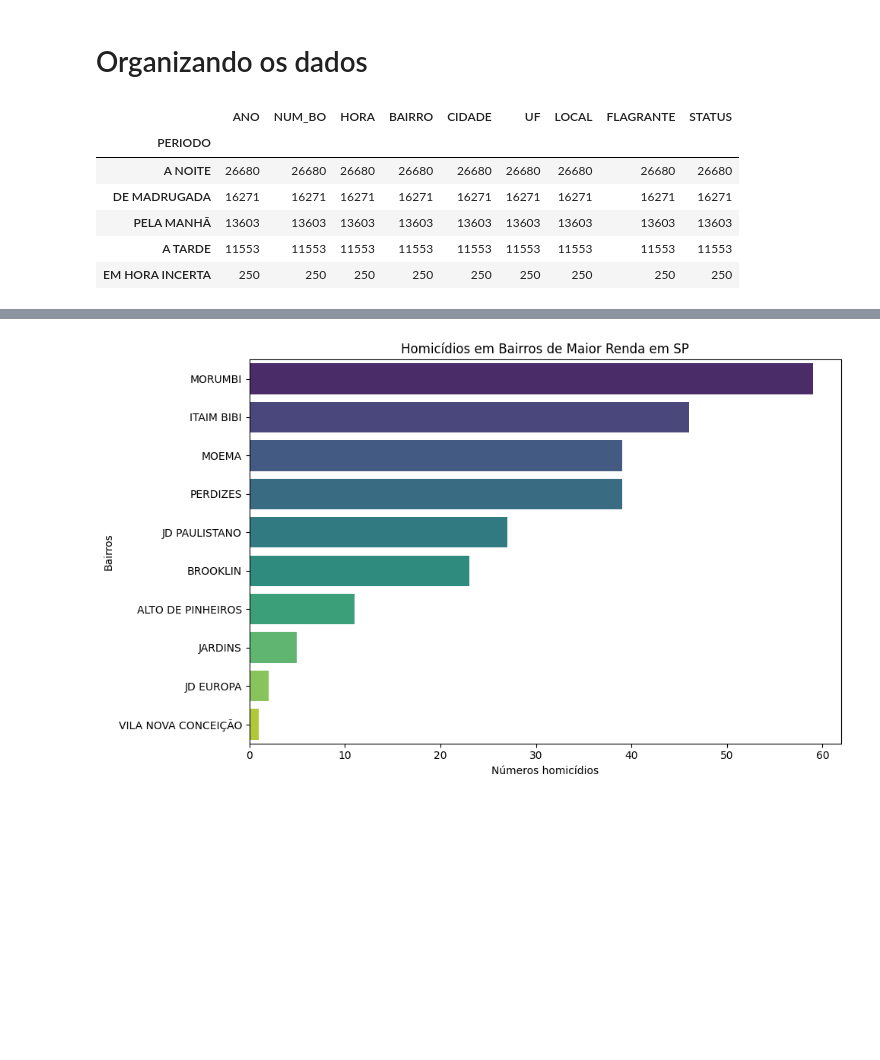
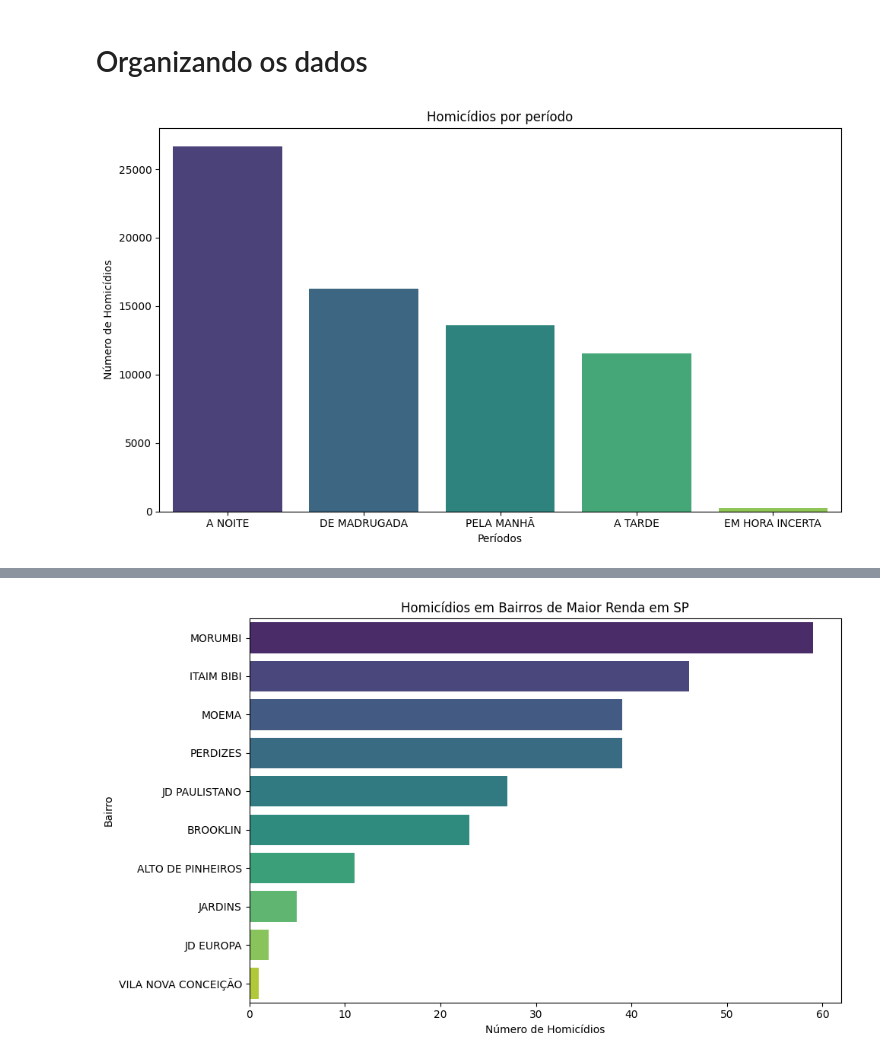
Before and after one commit to Pennini/Curso-Python-2022, a Jupyter notebook: Projeto_Final/projeto_final_crimes.ipynb, the cells around one changed output, grey strips where cells are left out. Cells and saved outputs as stored; diff of their text form; code cells hidden in the pictures; blank space fills up the shorter version.

```diff
--- a/Projeto_Final/projeto_final_crimes.ipynb
+++ b/Projeto_Final/projeto_final_crimes.ipynb
@@ -187,15 +220,0 @@ soma_tentado = anos_tentado["NUM_BO"].sum()
-# %%
-# periodo = homicidio.groupby(["PERIODO", "LOCAL"]).count()
-# locais_abertos = ['Via pública', 'Rodovia/Estrada', 'Área não ocupada', 'Lazer e recreação', 'Unidade rural', 'Terminal/Estação', 'Favela',  'Estrada de ferro']
-# locais_fechados = ['Residência', 'Comércio e serviços', 'Saúde', 'Condomínio Residencial', 'Repartição Pública', 'Restaurante e afins', 'Estabelecimento de ensino', 'Hospedagem', 'Centro Comercial/Empresarial', 'Serviços e bens públicos', 'Templo e afins', 'Condomínio Comercial', 'Local clandestino/ilegal', 'Estabelecimento industrial', 'Estabelecimento prisional', 'Estabelecimento bancário', 'Shopping Center', 'Sindicato', 'Entidade assistencial', 'Escritório']
-local = homicidio_consumado.groupby("LOCAL").count().sort_values(by="ANO", ascending=False)
-periodo = homicidio_consumado.groupby("PERIODO").count().sort_values(by="ANO", ascending=False)
-periodo
-# %% [output]
-|  | ANO | NUM_BO | HORA | BAIRRO | CIDADE | UF | LOCAL | FLAGRANTE | STATUS |
-| PERIODO |  |  |  |  |  |  |  |  |  |
-| A NOITE | 26680 | 26680 | 26680 | 26680 | 26680 | 26680 | 26680 | 26680 | 26680 |
-| DE MADRUGADA | 16271 | 16271 | 16271 | 16271 | 16271 | 16271 | 16271 | 16271 | 16271 |
-| PELA MANHÃ | 13603 | 13603 | 13603 | 13603 | 13603 | 13603 | 13603 | 13603 | 13603 |
-| A TARDE | 11553 | 11553 | 11553 | 11553 | 11553 | 11553 | 11553 | 11553 | 11553 |
-| EM HORA INCERTA | 250 | 250 | 250 | 250 | 250 | 250 | 250 | 250 | 250 |
@@ -201,0 +224,10 @@ periodo
+# %%
+plt.figure(figsize=(10, 6))
+sns.barplot(x=periodo.index, y=periodo["BAIRRO"], data=periodo, palette="viridis")
+plt.xlabel("Períodos")
+plt.ylabel("Número de Homicídios")
+plt.title("Homicídios por período")
+plt.tight_layout()
+plt.show()
+# %% [output]
+[figure, added]
```
Also changed, not shown: parts of 22 cells of this notebook.
